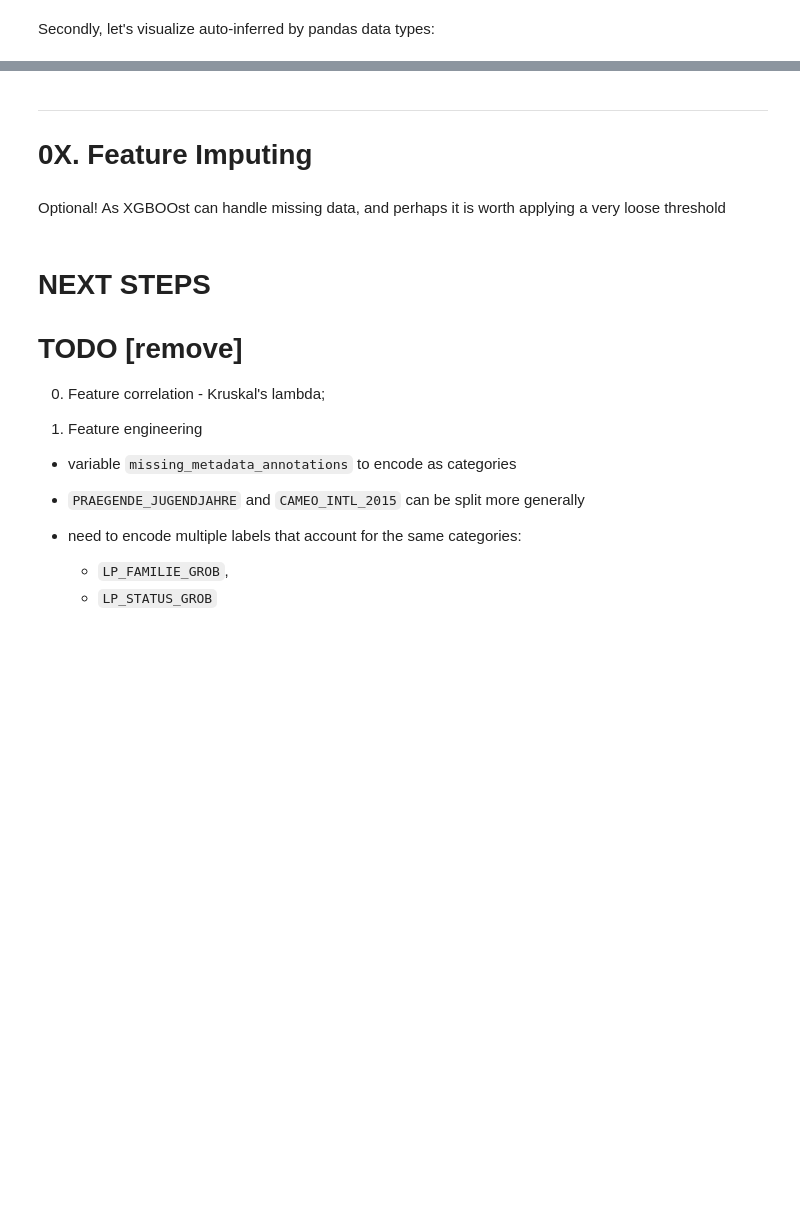
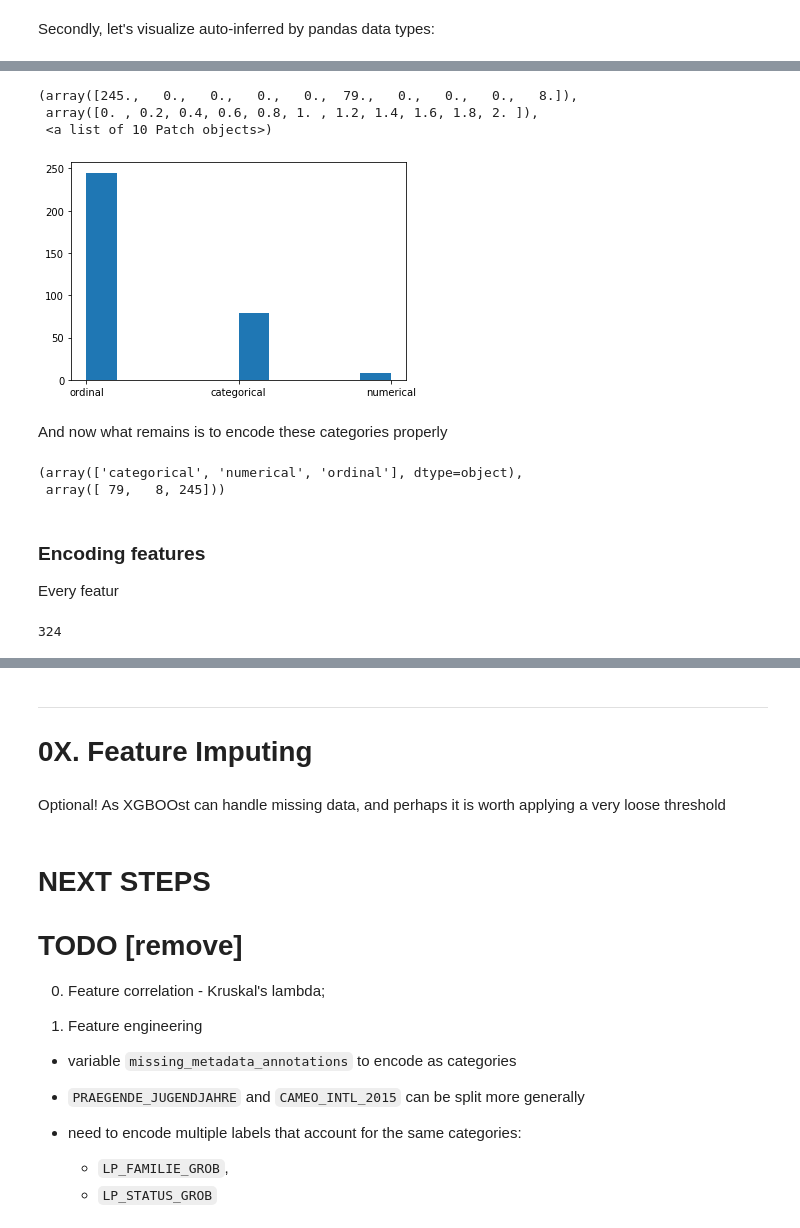
Before and after one commit to vaxherra/Arvato-Customer-Segmentation, a Jupyter notebook: EDA/01_EDA_AZIDAS.ipynb, the cells around one changed output, grey strips where cells are left out. Drawn from its saved outputs; the diff is of its cells as text; code cells hidden in the pictures; blank space fills up the shorter version.

```diff
--- a/EDA/01_EDA_AZIDAS.ipynb
+++ b/EDA/01_EDA_AZIDAS.ipynb
@@ -507,0 +590,27 @@ One variable `EINGEFUEGT_AM` is a datetime stamp, also occurs in `missing_metada
+# %%
+missing_metadata_feature_info = missing_metadata_feature_info[['Attribute','Type']]
+
+all_feature_types = pd.read_csv('metadata_feature_types.tsv',sep="\t").dropna()
+all_feature_types = pd.concat([all_feature_types,missing_metadata_feature_info])
+
+# must be in Azdias
+all_feature_types.index = all_feature_types['Attribute']
+# features that have filtered AZDIAS entry
+all_feature_types = all_feature_types.loc[ set(all_feature_types['Attribute'] ).intersection( (set(azdias.columns  )))  ]
+
+plt.hist(all_feature_types['Type'])
+# %% [output]
+(array([245.,   0.,   0.,   0.,   0.,  79.,   0.,   0.,   0.,   8.]),
+ array([0. , 0.2, 0.4, 0.6, 0.8, 1. , 1.2, 1.4, 1.6, 1.8, 2. ]),
+ <a list of 10 Patch objects>)
+[figure, added]
+# %% [markdown]
+And now what remains is to encode these categories properly
+# %%
+np.unique(all_feature_types['Type'],return_counts=True)
+# %% [output]
+(array(['categorical', 'numerical', 'ordinal'], dtype=object),
+ array([ 79,   8, 245]))
+# %% [markdown]
+### Encoding features
+Every featur
@@ -507,0 +619,4 @@ One variable `EINGEFUEGT_AM` is a datetime stamp, also occurs in `missing_metada
+# %%
+len(str_features)
+# %% [output]
+324
```
Also changed, not shown: parts of 35 cells of this notebook, 1 other file.
